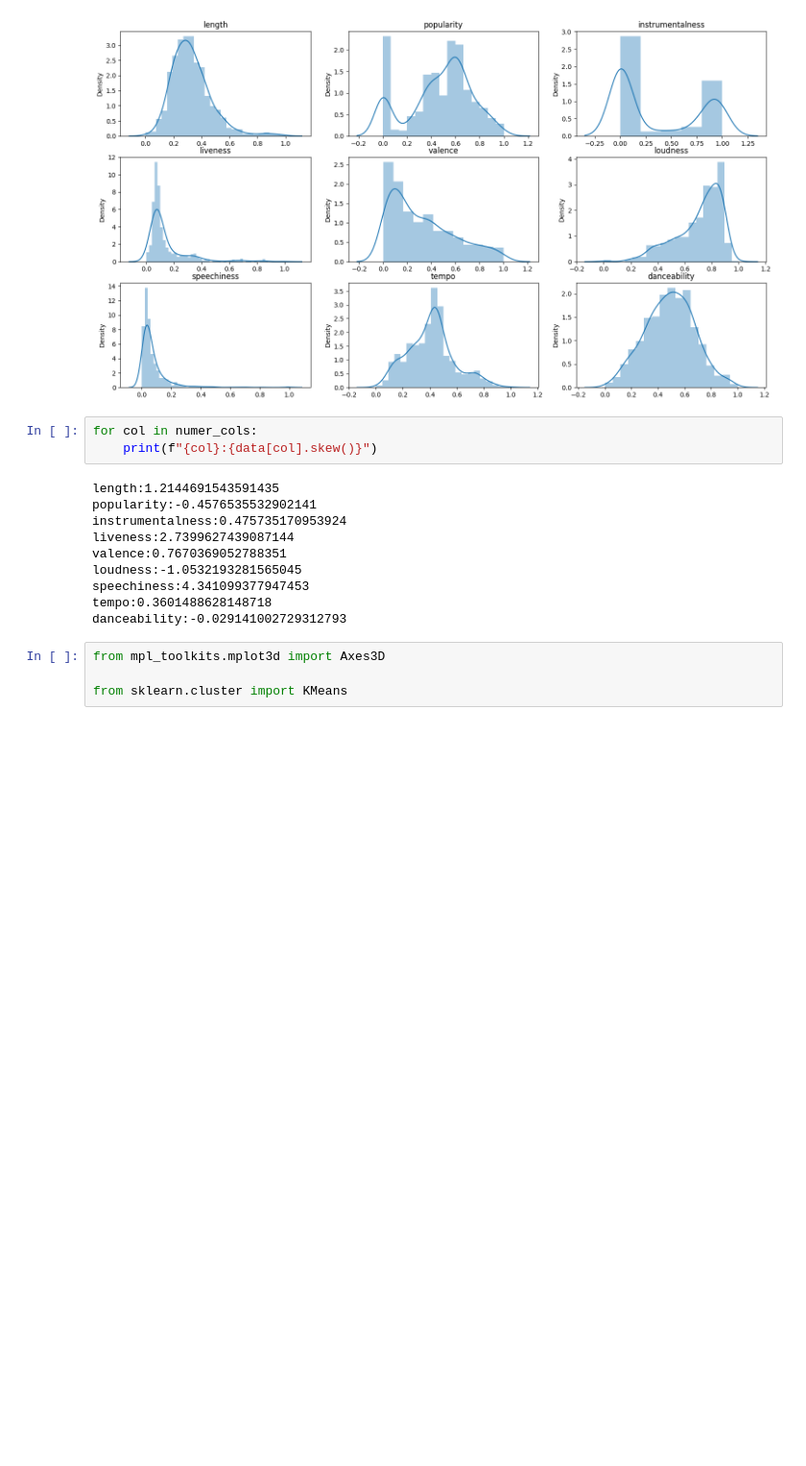
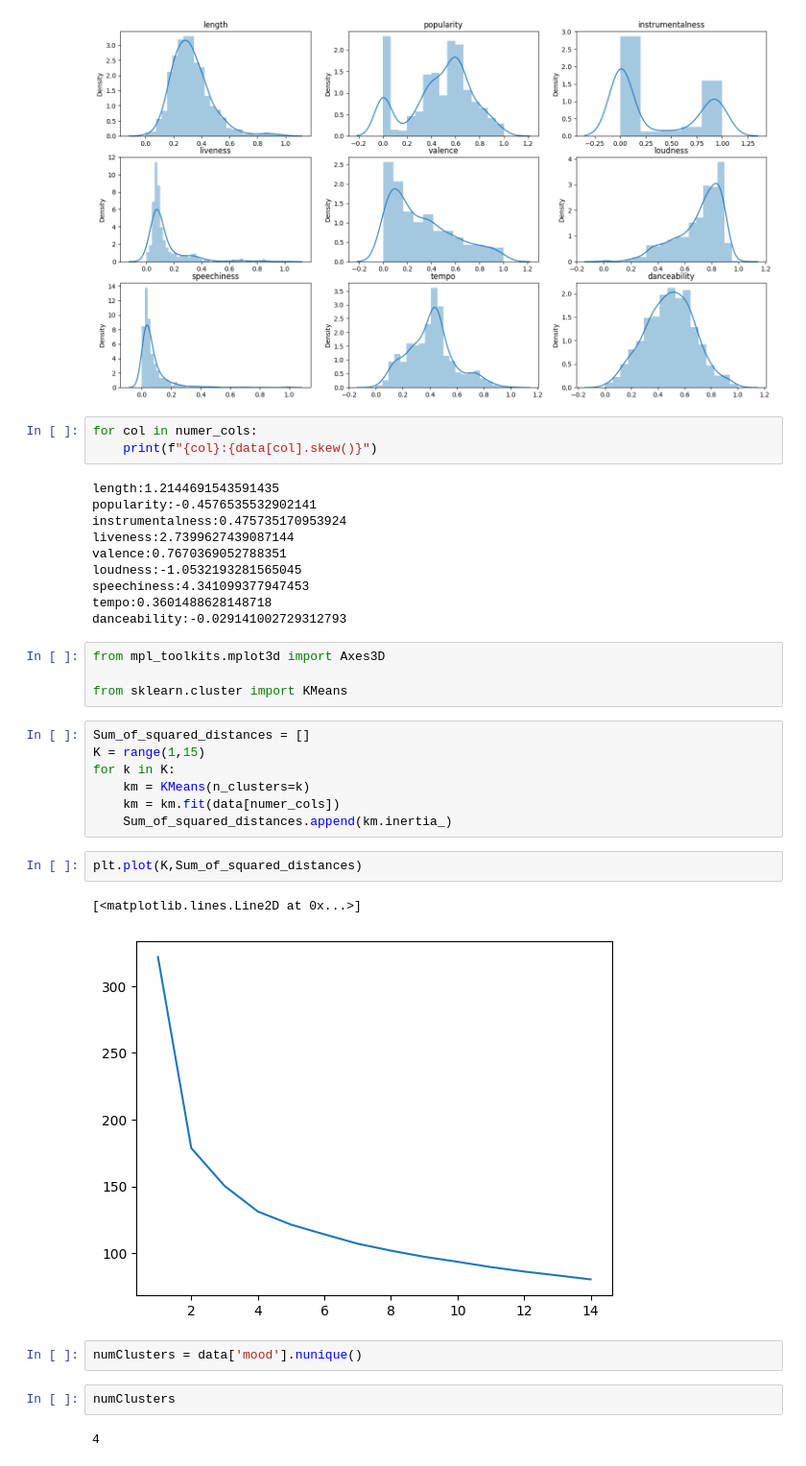
Before and after one commit to lucifertrj/Moody.ai, a Jupyter notebook: notebooks/song_recommendator.ipynb, the cells around one changed output. Shown: that part at 96% size. Drawn from its saved outputs; the diff is of its cells as text; blank space fills up the shorter version.

```diff
--- a/notebooks/song_recommendator.ipynb
+++ b/notebooks/song_recommendator.ipynb
@@ -150,3 +150,21 @@ danceability:-0.029141002729312793
 from mpl_toolkits.mplot3d import Axes3D
 
 from sklearn.cluster import KMeans
+# %%
+Sum_of_squared_distances = []
+K = range(1,15)
+for k in K:
+    km = KMeans(n_clusters=k)
+    km = km.fit(data[numer_cols])
+    Sum_of_squared_distances.append(km.inertia_)
+# %%
+plt.plot(K,Sum_of_squared_distances)
+# %% [output]
+[<matplotlib.lines.Line2D at 0x...>]
+[figure, added]
+# %%
+numClusters = data['mood'].nunique()
+# %%
+numClusters
+# %% [output]
+4
```
Also changed, not shown: parts of 19 cells of this notebook, 7 other files.
